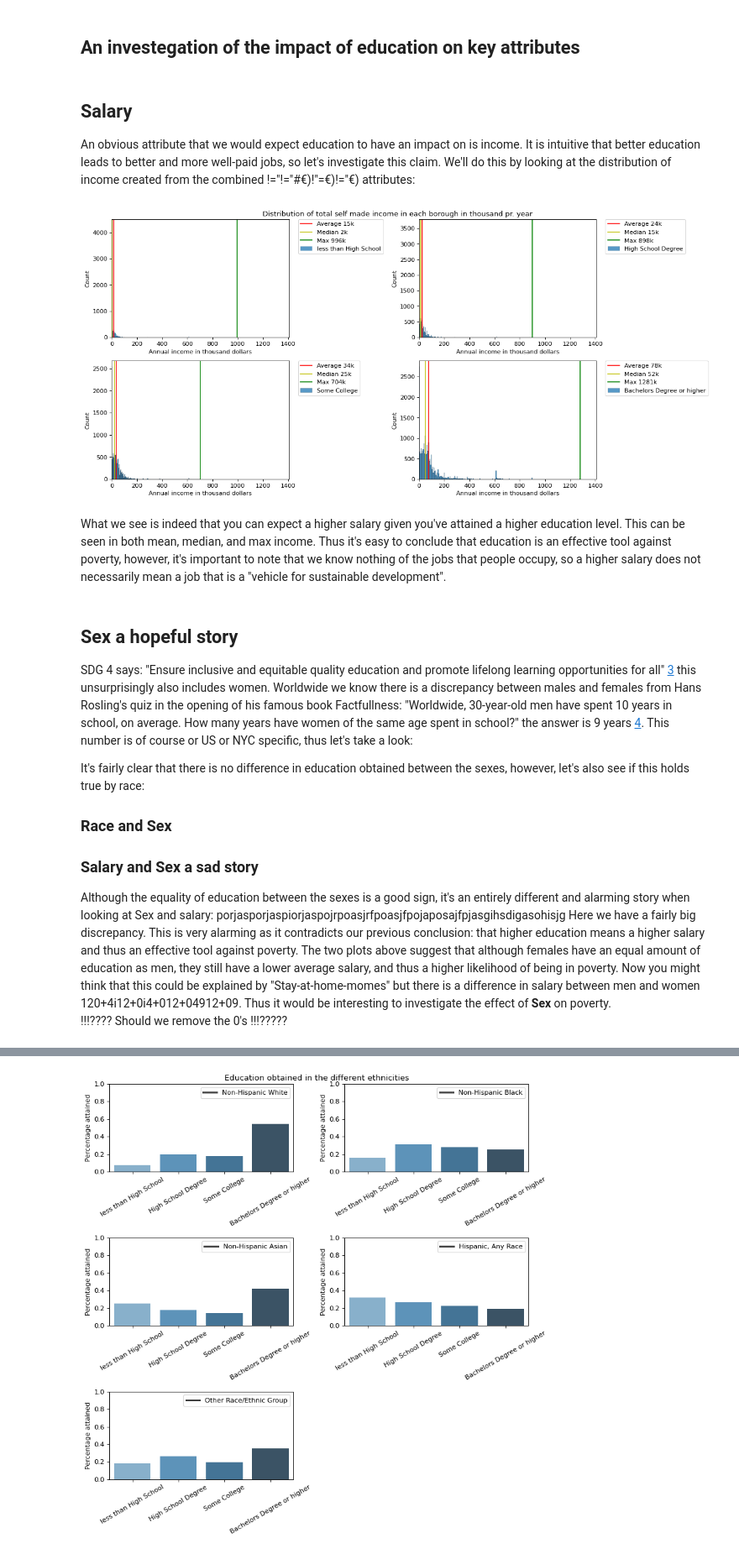
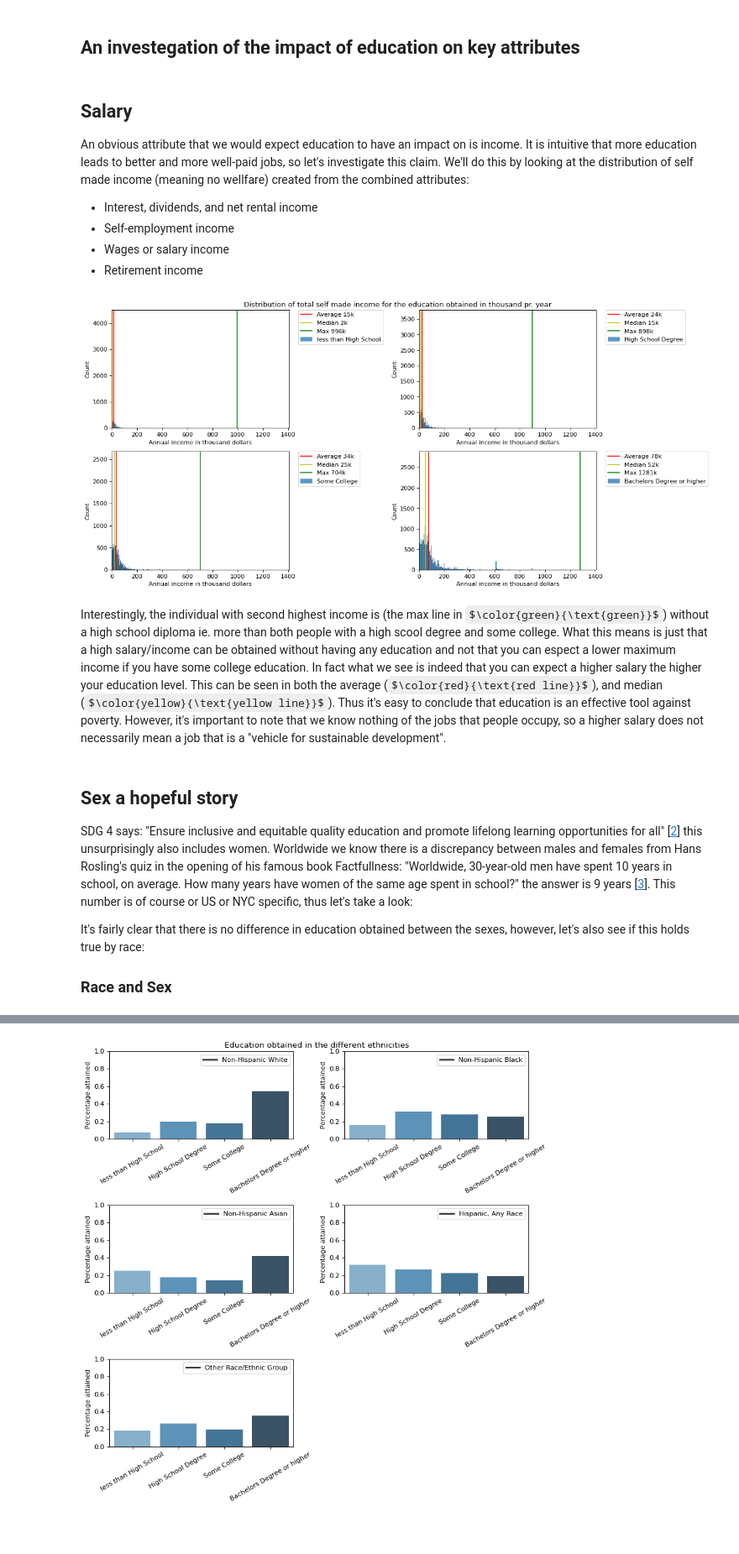
Before and after one commit to MiaMiya/NYC_Education, a Jupyter notebook: _sources/Report.ipynb, the cells around one changed output, grey strips where cells are left out. Shown at 84% size. Saved outputs shown, nothing was run; the diff lists cells and outputs as text; code cells hidden in the pictures; some formulas as TeX source; blank space fills up the shorter version.

```diff
--- a/_sources/Report.ipynb
+++ b/_sources/Report.ipynb
@@ -17,7 +21,11 @@ It contains 69103 observations and 61 columns of which we only use a subset of ?
 ## An investegation of the impact of education on key attributes
 # %% [markdown]
 ## Salary
-An obvious attribute that we would expect education to have an impact on is income. It is intuitive that better education leads to better and more well-paid jobs, so let's investigate this claim. We'll do this by looking at the distribution of income created from the combined !="!="#€)!"=€)!="€) attributes:
+An obvious attribute that we would expect education to have an impact on is income. It is intuitive that more education leads to better and more well-paid jobs, so let's investigate this claim. We'll do this by looking at the distribution of self made income (meaning no wellfare) created from the combined attributes:
+* Interest, dividends, and net rental income
+* Self-employment income
+* Wages or salary income
+* Retirement income
 # %%
 import pandas as pd
 import numpy as np
@@ -59,45 +72,37 @@ def bins_freedamn_diaconis(data):
     bins = int(np.ceil((max(data) - min(data))/b_w))
     return bins
 # %%
-temp_col = (data_adult['INTP_adj'] + data_adult['SEMP_adj'] + data_adult['WAGP_adj'] +data_adult['RETP_adj'])/1000
-data_adult.insert(1, "Total_income", temp_col, True)
-
 
 ## Plot
 figure(figsize=(15, 10), dpi=80)
 i = 1
 for dist in sorted(np.unique(data_adult['EducAttain'])):
     data_boro = data_adult[data_adult['EducAttain'] == dist]
     plt.subplot(3, 2, i)
     sns.histplot(data=data_boro, x="Total_income", bins = bins_freedamn_diaconis(data_boro['Total_income']))
     plt.axvline(data_boro['Total_income'].mean(), color = 'r')
     plt.axvline(data_boro['Total_income'].median(), color = 'y')
     plt.axvline(data_boro['Total_income'].max(), color = 'g')
     plt.legend(labels=['Average ' + str(round(data_boro['Total_income'].mean())) + 'k','Median ' + str(round(data_boro['Total_income'].median())) + 'k',
      'Max ' + str(round(data_boro['Total_income'].max())) + 'k', EducAttain_map[dist]], bbox_to_anchor=(1.05, 1), loc=2, borderaxespad=0.)
     plt.xlim(0,data_adult['Total_income'].max()*1.10)
     plt.xlabel('Annual income in thousand dollars')
     plt.ylabel('Count')
     i += 1
-plt.suptitle('Distribution of total self made income in each borough in thousand pr. year')
+plt.suptitle('Distribution of total self made income for the education obtained in thousand pr. year')
 plt.tight_layout()
 plt.subplots_adjust(top=0.96)
 plt.show()
 # %% [output]
-[figure, old version]
+[figure, new version]
 # %% [markdown]
-What we see is indeed that you can expect a higher salary given you've attained a higher education level. This can be seen in both mean, median, and max income. Thus it's easy to conclude that education is an effective tool against poverty, however, it's important to note that we know nothing of the jobs that people occupy, so a higher salary does not necessarily mean a job that is a "vehicle for sustainable development".
+Interestingly, the individual with second highest income is (the max line in $\color{green}{\text{green}}$) without a high school diploma ie. more than both people with a high scool degree and some college. What this means is just that a high salary/income can be obtained without having any education and not that you can espect a lower maximum income if you have some college education. In fact what we see is indeed that you can expect a higher salary the higher your education level. This can be seen in both the average ($\color{red}{\text{red line}}$), and median ($\color{yellow}{\text{yellow line}}$). Thus it's easy to conclude that education is an effective tool against poverty. However, it's important to note that we know nothing of the jobs that people occupy, so a higher salary does not necessarily mean a job that is a "vehicle for sustainable development".
 # %% [markdown]
 ## Sex a hopeful story
-SDG 4 says: "Ensure inclusive and equitable quality education and promote lifelong learning opportunities for all" [3](https://sdgs.un.org/goals/goal4) this unsurprisingly also includes women. Worldwide we know there is a discrepancy between males and females from Hans Rosling's quiz in the opening of his famous book Factfullness: "Worldwide, 30-year-old men have spent 10 years in school, on average. How many years have women of the same age spent in school?" the answer is 9 years [4](https://factfulnessquiz.com). This number is of course or US or NYC specific, thus let's take a look:
+SDG 4 says: "Ensure inclusive and equitable quality education and promote lifelong learning opportunities for all" [[2]] this unsurprisingly also includes women. Worldwide we know there is a discrepancy between males and females from Hans Rosling's quiz in the opening of his famous book Factfullness: "Worldwide, 30-year-old men have spent 10 years in school, on average. How many years have women of the same age spent in school?" the answer is 9 years [[3]]. This number is of course or US or NYC specific, thus let's take a look:
 
+[2]: https://sdgs.un.org/goals/goal4
+[3]: https://factfulnessquiz.com
 
 It's fairly clear that there is no difference in education obtained between the sexes, however, let's also see if this holds true by race:
 ### Race and Sex
-
-
-### Salary and Sex a sad story
-Although the equality of education between the sexes is a good sign, it's an entirely different and alarming story when looking at Sex and salary:
-    porjasporjaspiorjaspojrpoasjrfpoasjfpojaposajfpjasgihsdigasohisjg
-Here we have a fairly big discrepancy. This is very alarming as it contradicts our previous conclusion: that higher education means a higher salary and thus an effective tool against poverty. The two plots above suggest that although females have an equal amount of education as men, they still have a lower average salary, and thus a higher likelihood of being in poverty. Now you might think that this could be explained by "Stay-at-home-momes" but there is a difference in salary between men and women 120+4i12+0i4+012+04912+09. Thus it would be interesting to investigate the effect of **Sex** on poverty.
-!!!???? Should we remove the 0's !!!?????
```
Also changed, not shown: parts of 15 cells of this notebook, 12 other files.
